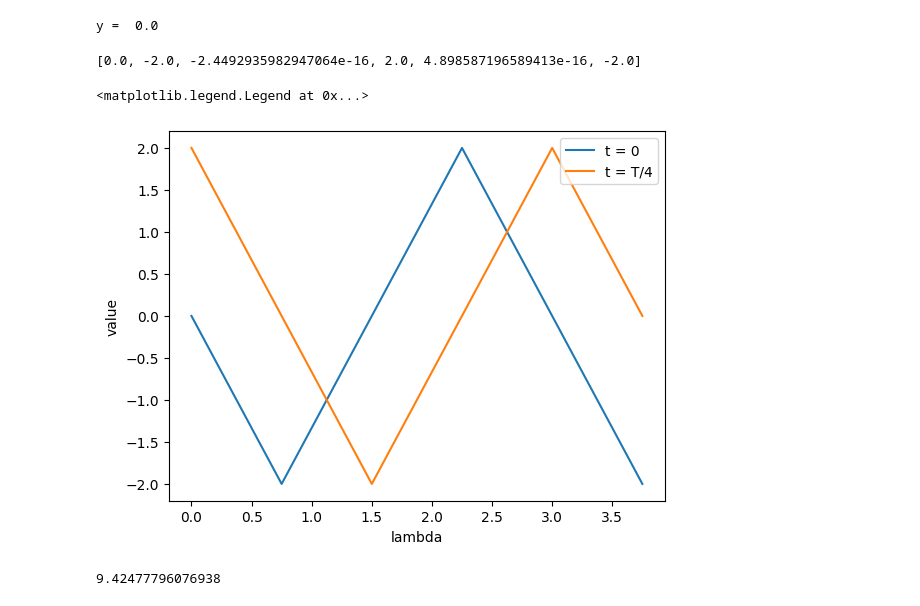
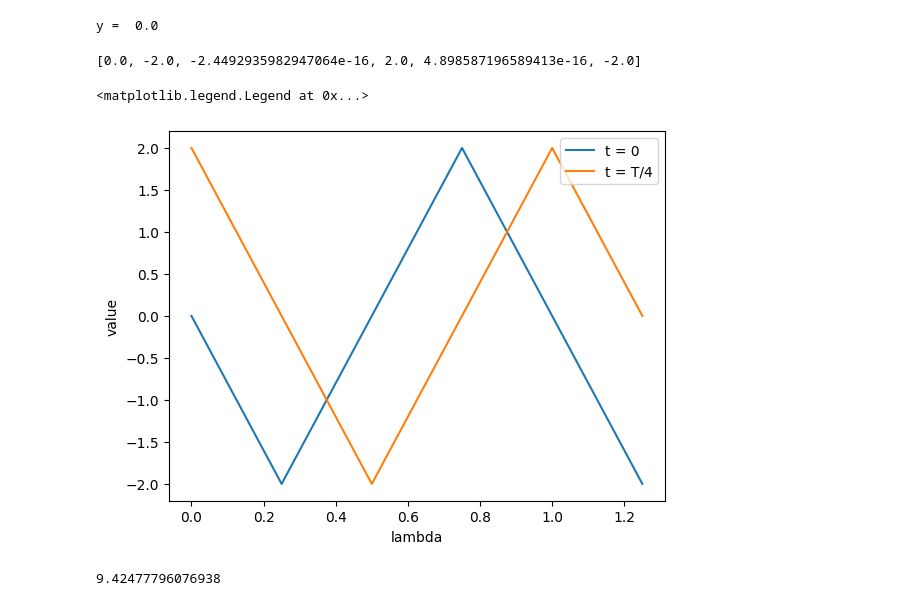
Before and after one commit to MixoMax/Schule, a Jupyter notebook: S2/Physik/Formelsammlung.ipynb, the cells around one changed output. Cells and saved outputs as stored; diff of their text form; code cells hidden in the pictures.

```diff
--- a/S2/Physik/Formelsammlung.ipynb
+++ b/S2/Physik/Formelsammlung.ipynb
@@ -91,7 +89,7 @@ x = float(input("x"))
 t = float(input("t"))
 
 def y(x, t, lam=lam, T=T, y_max=y_max):
-    return y_max * sin(2*pi*(t/T - x/lam))
+    return y_max * math.sin(2*math.pi*(t/T - x/lam))
 
 print("y = ", y(x, t))
 # %% [output]
@@ -99,27 +97,27 @@ y =  0.0
 # %%
 y_max = 2
 T = 1
-lam = 3
+lam = 1
 
 
 x_arr = [0, lam/4, lam/2, 3*lam/4, lam, 5*lam/4]
 
 x1 = [y(x, 0, lam=lam, T=T, y_max=y_max) for x in x_arr]
 x2 = [y(x, T/4, lam=lam, T=T, y_max=y_max) for x in x_arr]
 y1 = [i for i in range(len(x1))]
 
 print(x1)
 
 fig, ax = plt.subplots()
 ax.plot(x_arr, x1, label="t = 0")
 ax.plot(x_arr, x2, label="t = T/4")
 ax.set_xlabel("lambda")
 ax.set_ylabel("value")
 ax.legend()
 # %% [output]
 [0.0, -2.0, -2.4492935982947064e-16, 2.0, 4.898587196589413e-16, -2.0]
 <matplotlib.legend.Legend at 0x...>
-[figure, old version]
+[figure, new version]
 # %%
 pi*3
 # %% [output]
```
Also changed, not shown: parts of 3 cells of this notebook, 1 other file.
